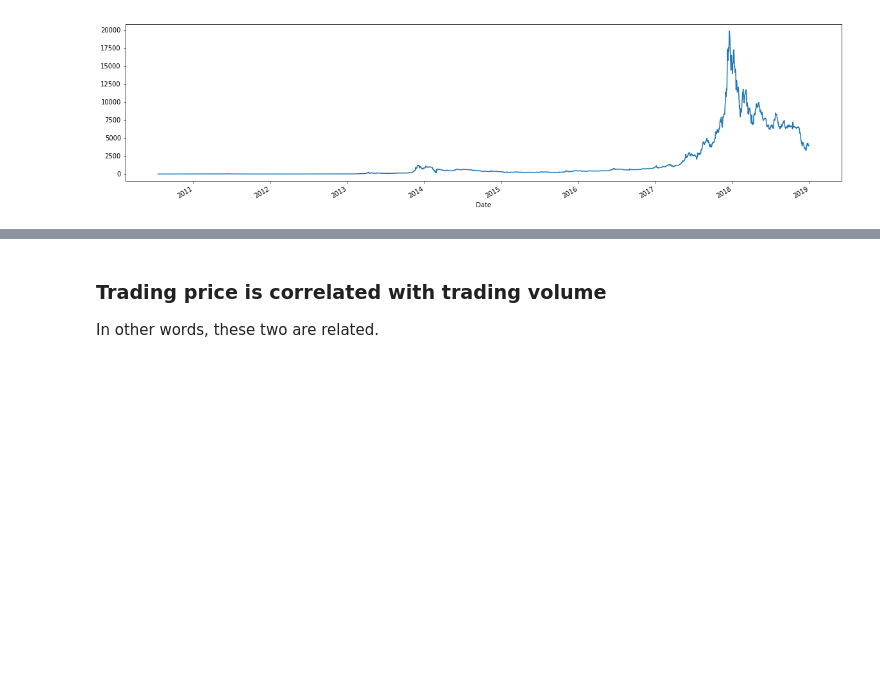
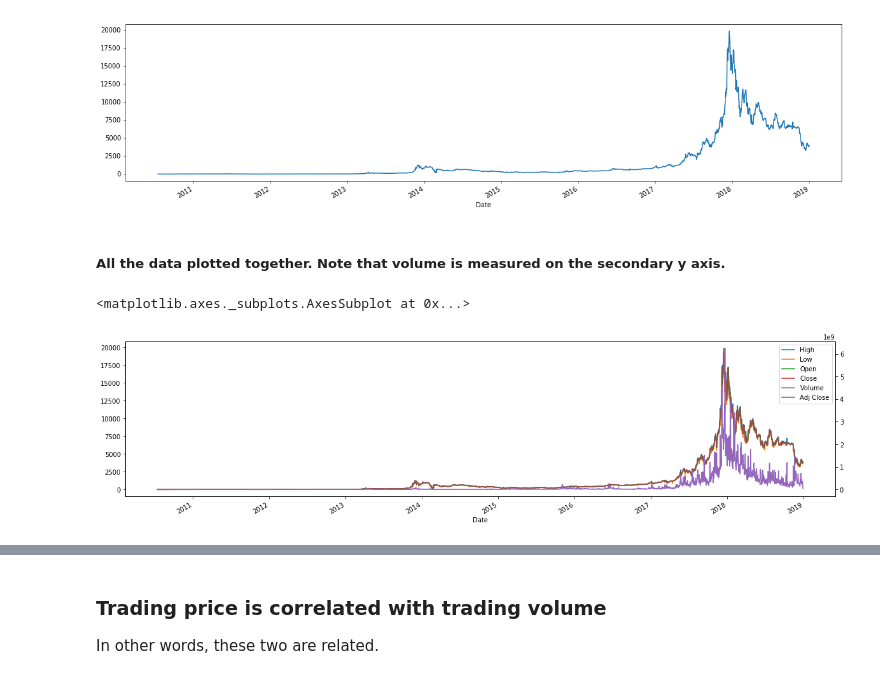
Before and after one commit to magicmathmandarin/IMO, a Jupyter notebook: Bitcoin Trade Time Series.ipynb, the cells around one changed output, grey strips where cells are left out. Saved outputs shown, nothing was run; the diff lists cells and outputs as text; code cells hidden in the pictures; blank space fills up the shorter version.

Commit message:
adding 2nd y axis to plot volume in the same chart with price

```diff
--- a/Bitcoin Trade Time Series.ipynb
+++ b/Bitcoin Trade Time Series.ipynb
@@ -73,3 +73,10 @@ blah.High.plot()
 # %% [output]
 <matplotlib.axes._subplots.AxesSubplot at 0x...>
 [figure]
+# %% [markdown]
+##### All the data plotted together.  Note that volume is measured on the secondary y axis.
+# %%
+blah.plot(secondary_y=['Volume'], mark_right=False, figsize = (20,5))
+# %% [output]
+<matplotlib.axes._subplots.AxesSubplot at 0x...>
+[figure, added]
```
Also changed, not shown: parts of 6 cells of this notebook.
